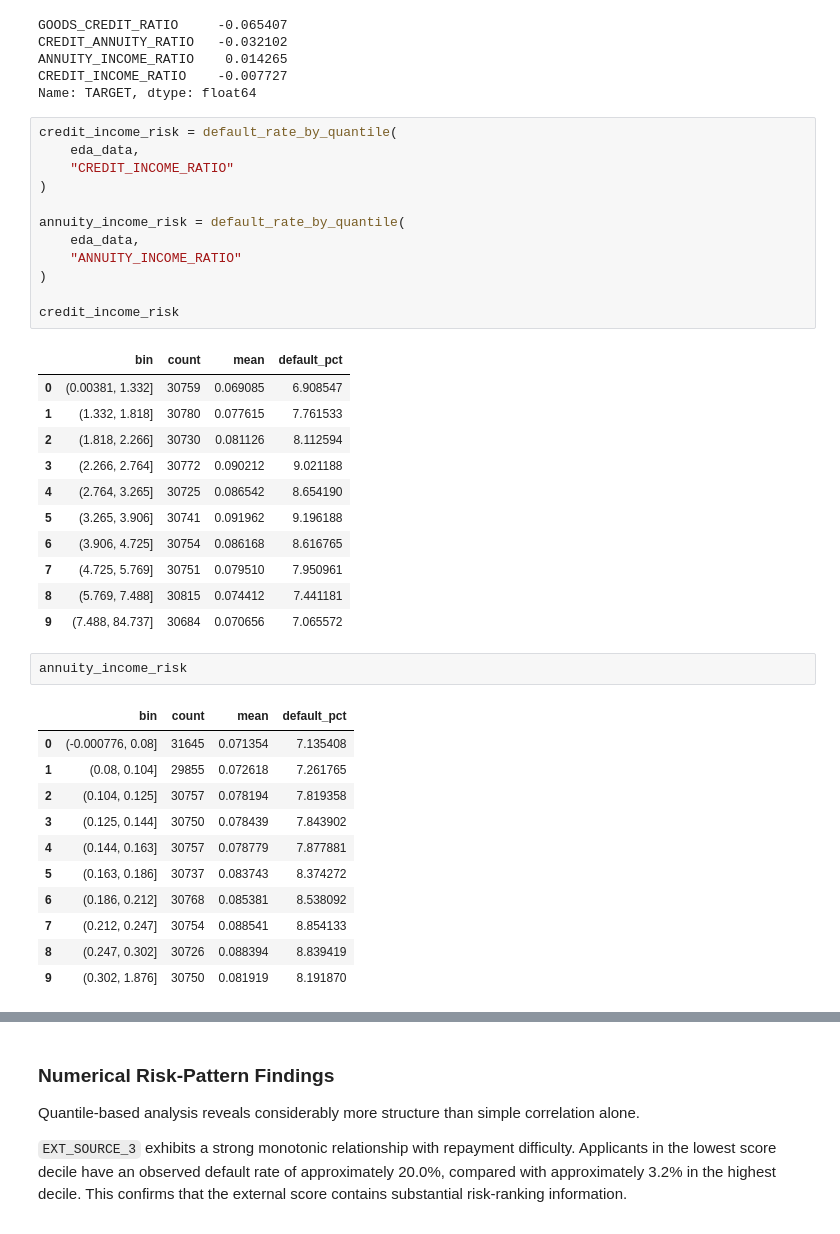
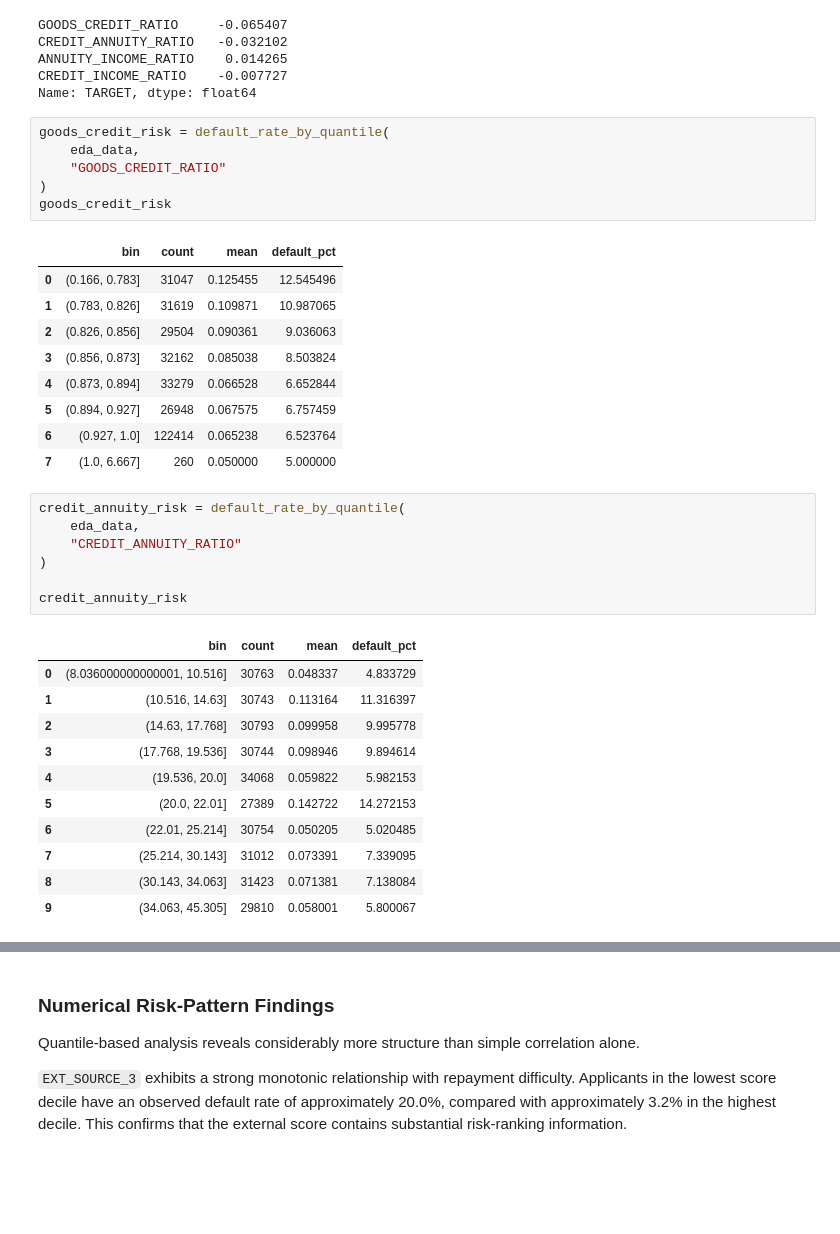
Before and after one commit to KevTJ/kj-project-portfolio, a Jupyter notebook: Projects/credit-risk-decision-system/notebooks/02_data_audit_and_eda.ipynb, the cells around one changed output, grey strips where cells are left out. Drawn from its saved outputs; the diff is of its cells as text; blank space fills up the shorter version.

Commit message:
Financial Ratio Finding

```diff
--- a/Projects/credit-risk-decision-system/notebooks/02_data_audit_and_eda.ipynb
+++ b/Projects/credit-risk-decision-system/notebooks/02_data_audit_and_eda.ipynb
@@ -1394,40 +1394,37 @@ ANNUITY_INCOME_RATIO    0.014265
 CREDIT_INCOME_RATIO    -0.007727
 Name: TARGET, dtype: float64
 # %%
-credit_income_risk = default_rate_by_quantile(
+goods_credit_risk = default_rate_by_quantile(
     eda_data,
-    "CREDIT_INCOME_RATIO"
+    "GOODS_CREDIT_RATIO"
 )
-
-annuity_income_risk = default_rate_by_quantile(
-    eda_data,
-    "ANNUITY_INCOME_RATIO"
-)
-
-credit_income_risk
+goods_credit_risk
 # %% [output]
 |  | bin | count | mean | default_pct |
-| 0 | (0.00381, 1.332] | 30759 | 0.069085 | 6.908547 |
-| 1 | (1.332, 1.818] | 30780 | 0.077615 | 7.761533 |
-| 2 | (1.818, 2.266] | 30730 | 0.081126 | 8.112594 |
-| 3 | (2.266, 2.764] | 30772 | 0.090212 | 9.021188 |
-| 4 | (2.764, 3.265] | 30725 | 0.086542 | 8.654190 |
-| 5 | (3.265, 3.906] | 30741 | 0.091962 | 9.196188 |
-| 6 | (3.906, 4.725] | 30754 | 0.086168 | 8.616765 |
-| 7 | (4.725, 5.769] | 30751 | 0.079510 | 7.950961 |
-| 8 | (5.769, 7.488] | 30815 | 0.074412 | 7.441181 |
-| 9 | (7.488, 84.737] | 30684 | 0.070656 | 7.065572 |
+| 0 | (0.166, 0.783] | 31047 | 0.125455 | 12.545496 |
+| 1 | (0.783, 0.826] | 31619 | 0.109871 | 10.987065 |
+| 2 | (0.826, 0.856] | 29504 | 0.090361 | 9.036063 |
+| 3 | (0.856, 0.873] | 32162 | 0.085038 | 8.503824 |
+| 4 | (0.873, 0.894] | 33279 | 0.066528 | 6.652844 |
+| 5 | (0.894, 0.927] | 26948 | 0.067575 | 6.757459 |
+| 6 | (0.927, 1.0] | 122414 | 0.065238 | 6.523764 |
+| 7 | (1.0, 6.667] | 260 | 0.050000 | 5.000000 |
 # %%
-annuity_income_risk
+credit_annuity_risk = default_rate_by_quantile(
+    eda_data,
+    "CREDIT_ANNUITY_RATIO"
+)
+
+credit_annuity_risk
 # %% [output]
 |  | bin | count | mean | default_pct |
-| 0 | (-0.000776, 0.08] | 31645 | 0.071354 | 7.135408 |
-| 1 | (0.08, 0.104] | 29855 | 0.072618 | 7.261765 |
-| 2 | (0.104, 0.125] | 30757 | 0.078194 | 7.819358 |
-| 3 | (0.125, 0.144] | 30750 | 0.078439 | 7.843902 |
-| 4 | (0.144, 0.163] | 30757 | 0.078779 | 7.877881 |
-| 5 | (0.163, 0.186] | 30737 | 0.083743 | 8.374272 |
-| 6 | (0.186, 0.212] | 30768 | 0.085381 | 8.538092 |
-| 7 | (0.212, 0.247] | 30754 | 0.088541 | 8.854133 |
-| 8 | (0.247, 0.302] | 30726 | 0.088394 | 8.839419 |
-| 9 | (0.302, 1.876] | 30750 | 0.081919 | 8.191870 |
+| 0 | (8.036000000000001, 10.516] | 30763 | 0.048337 | 4.833729 |
+| 1 | (10.516, 14.63] | 30743 | 0.113164 | 11.316397 |
+| 2 | (14.63, 17.768] | 30793 | 0.099958 | 9.995778 |
+| 3 | (17.768, 19.536] | 30744 | 0.098946 | 9.894614 |
+| 4 | (19.536, 20.0] | 34068 | 0.059822 | 5.982153 |
+| 5 | (20.0, 22.01] | 27389 | 0.142722 | 14.272153 |
+| 6 | (22.01, 25.214] | 30754 | 0.050205 | 5.020485 |
+| 7 | (25.214, 30.143] | 31012 | 0.073391 | 7.339095 |
+| 8 | (30.143, 34.063] | 31423 | 0.071381 | 7.138084 |
+| 9 | (34.063, 45.305] | 29810 | 0.058001 | 5.800067 |
```
Also changed, not shown: parts of 7 cells of this notebook.
